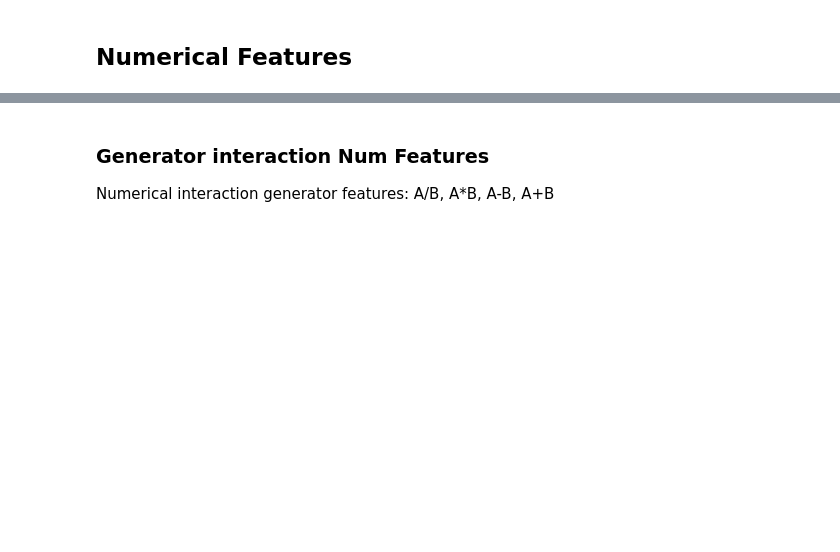
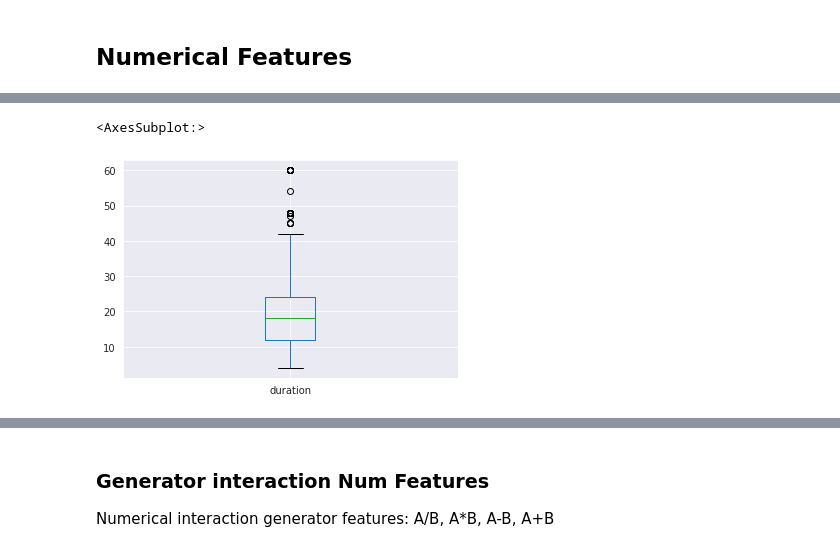
Before and after one commit to Alex-Lekov/AutoML_Alex, a Jupyter notebook: examples/02_Data_Cleaning_and_Encoding_(DataPrepare).ipynb, the cells around one changed output, grey strips where cells are left out. Drawn from its saved outputs; the diff is of its cells as text; code cells hidden in the pictures; blank space fills up the shorter version.

```diff
--- a/examples/02_Data_Cleaning_and_Encoding_(DataPrepare).ipynb
+++ b/examples/02_Data_Cleaning_and_Encoding_(DataPrepare).ipynb
@@ -225,3 +294,8 @@ X_train.head(3)
 | 29 | <0 | 60.0 | delayed previously | business | 6836.0 | <100 | >=7 | ... |
 | 535 | >=200 | 21.0 | critical/other existing credit | education | 2319.0 | <100 | <1 | ... |
 | 695 | no checking | 6.0 | existing paid | used car | 1236.0 | 500<=X<1000 | 1<=X<4 | ... |
+# %%
+X_train.boxplot(column=['duration',])
+# %% [output]
+<AxesSubplot:>
+[figure, added]
```
Also changed, not shown: parts of 26 cells of this notebook, 20 other files.
